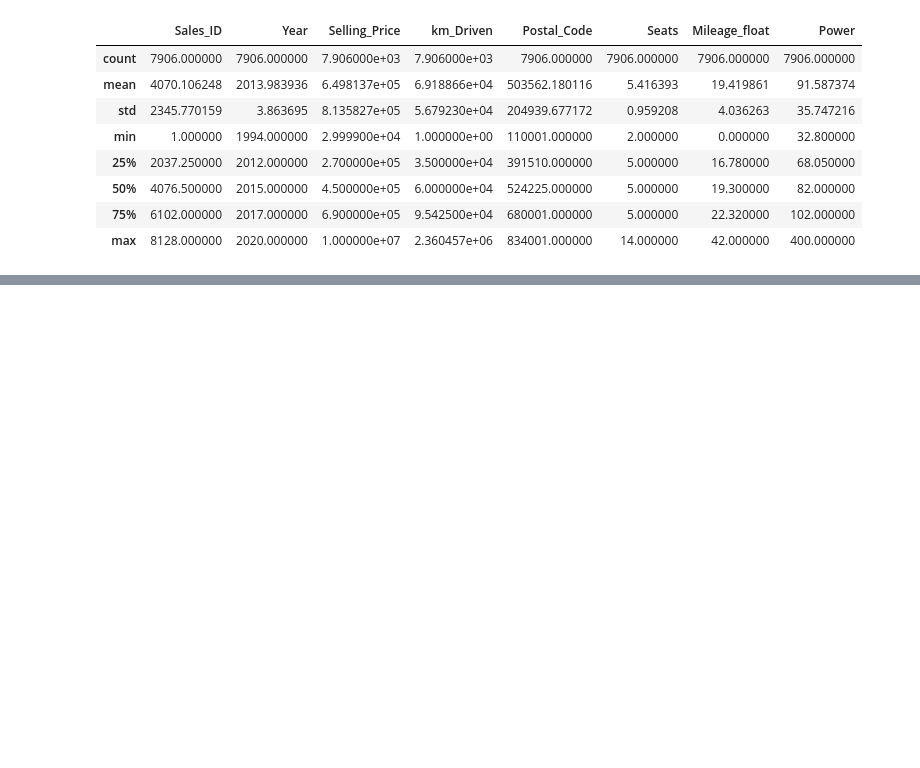
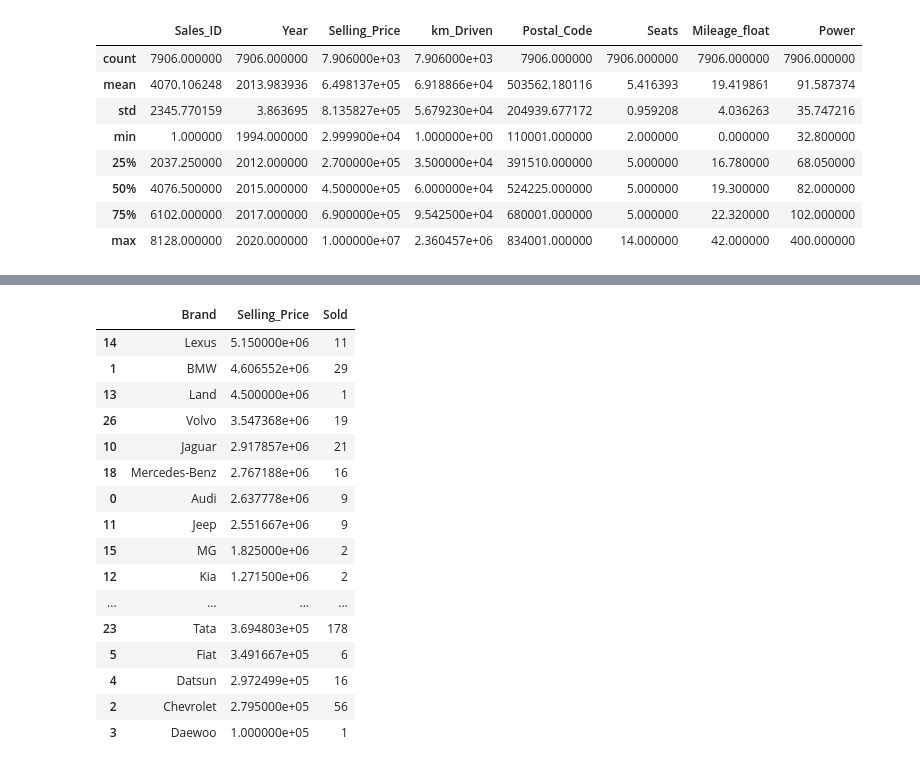
Before and after one commit to hiteshgulati/deloitte_capstone_group, a Jupyter notebook: Used Car Data/Capstome_Projectv1.ipynb, the cells around one changed output, grey strips where cells are left out. Cells and saved outputs as stored; diff of their text form; code cells hidden in the pictures; blank space fills up the shorter version.

```diff
--- a/Used Car Data/Capstome_Projectv1.ipynb
+++ b/Used Car Data/Capstome_Projectv1.ipynb
@@ -409,0 +487,21 @@ car_data.describe()
+# %%
+car_sold = car_data.query("Sold == 'Y'").groupby(['Brand'], as_index=False).agg({'Selling_Price':np.mean,'Sold':np.size}).sort_values(['Selling_Price','Brand'],ascending=False)
+car_sold
+# %% [output]
+|  | Brand | Selling_Price | Sold |
+| 14 | Lexus | 5.150000e+06 | 11 |
+| 1 | BMW | 4.606552e+06 | 29 |
+| 13 | Land | 4.500000e+06 | 1 |
+| 26 | Volvo | 3.547368e+06 | 19 |
+| 10 | Jaguar | 2.917857e+06 | 21 |
+| 18 | Mercedes-Benz | 2.767188e+06 | 16 |
+| 0 | Audi | 2.637778e+06 | 9 |
+| 11 | Jeep | 2.551667e+06 | 9 |
+| 15 | MG | 1.825000e+06 | 2 |
+| 12 | Kia | 1.271500e+06 | 2 |
+| ... | ... | ... | ... |
+| 23 | Tata | 3.694803e+05 | 178 |
+| 5 | Fiat | 3.491667e+05 | 6 |
+| 4 | Datsun | 2.972499e+05 | 16 |
+| 2 | Chevrolet | 2.795000e+05 | 56 |
+| 3 | Daewoo | 1.000000e+05 | 1 |
```
Also changed, not shown: parts of 17 cells of this notebook, 4 other files.
